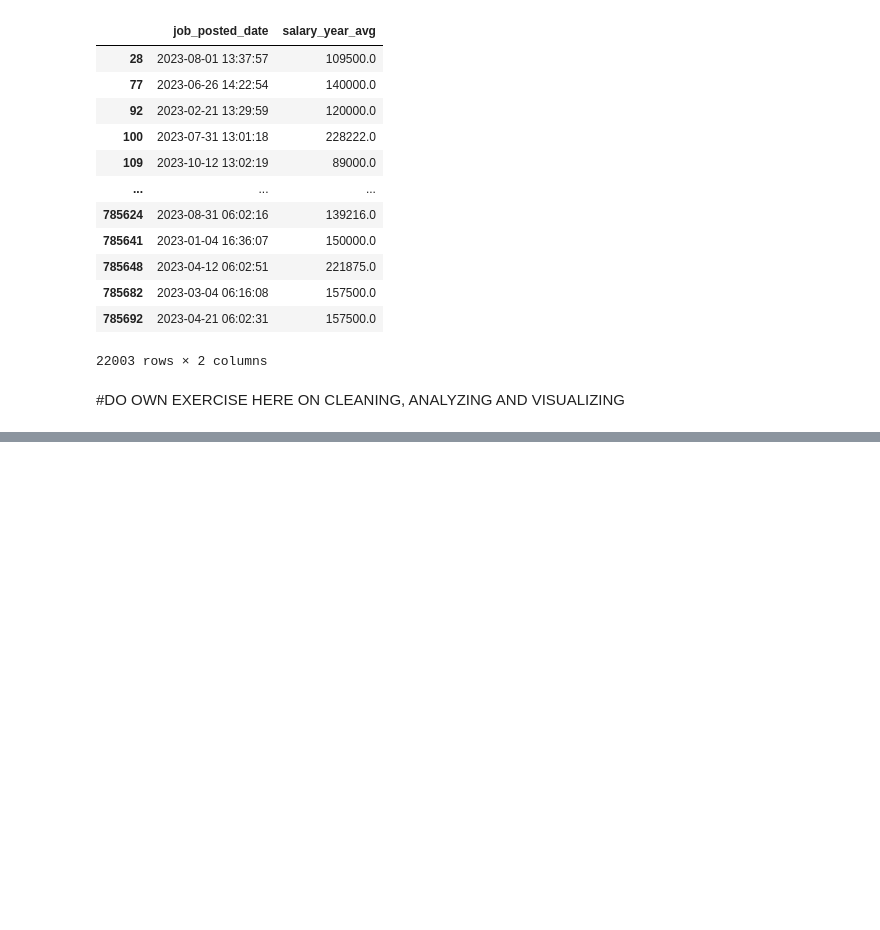
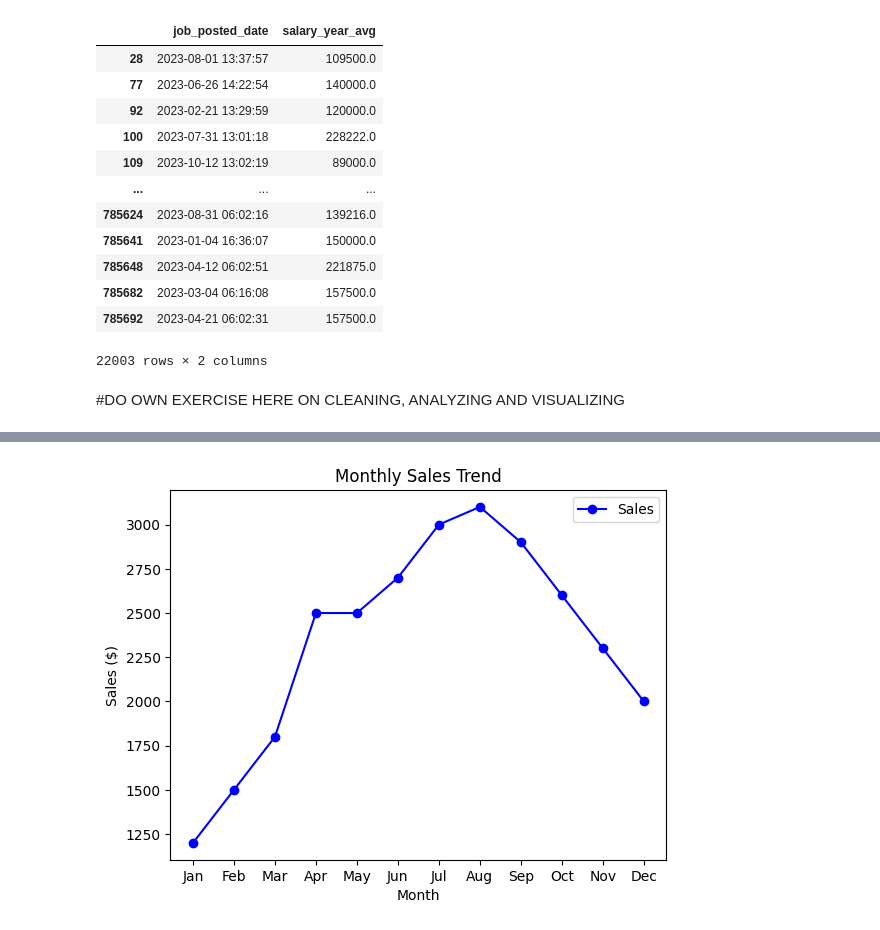
Before and after one commit to jonataneklof2025/Python-for-data-analys-youtube-kurs, a Jupyter notebook: pythonpractice.ipynb, the cells around one changed output, grey strips where cells are left out. Drawn from its saved outputs; the diff is of its cells as text; code cells hidden in the pictures; blank space fills up the shorter version.

```diff
--- a/pythonpractice.ipynb
+++ b/pythonpractice.ipynb
@@ -1087,0 +1124,20 @@ df[["job_posted_date", "salary_year_avg"]].dropna(subset=["salary_year_avg"])
+# %%
+import numpy as np
+
+# Function to convert text numbers to numeric values
+def text_to_number(text):
+    num_dict = {
+        "Three Thousand": 3000,
+        "Seven Hundred Seventy": 770,
+        "400 ": 400
+    }
+    return num_dict.get(text, text)  # Replace if found, otherwise keep original
+
+# Clean Sales & Profit columns
+df["Sales"] = df["Sales"].astype(str).str.replace(",", "").apply(text_to_number)
+df["Profit"] = df["Profit"].astype(str).str.replace(",", "").apply(text_to_number)
+
+# Convert to numeric (forcing errors to NaN)
+df["Sales"] = pd.to_numeric(df["Sales"], errors="coerce")
+df["Profit"] = pd.to_numeric(df["Profit"], errors="coerce")
+df
@@ -1087,0 +1158,4 @@ df[["job_posted_date", "salary_year_avg"]].dropna(subset=["salary_year_avg"])
+# %%
+df["Discount"] = df["Discount"].astype(str).str.replace("%", "").replace("None", np.nan)
+df["Discount"] = pd.to_numeric(df["Discount"], errors="coerce") / 100
+df
@@ -1087,0 +1176,6 @@ df[["job_posted_date", "salary_year_avg"]].dropna(subset=["salary_year_avg"])
+# %%
+#FIlling sales and profit missing values with median and 0 for discount assuming none was given
+df["Sales"].fillna(df["Sales"].median(), inplace=True)
+df["Profit"].fillna(df["Profit"].median(), inplace=True)
+df["Discount"].fillna(0, inplace=True)
+df
@@ -1087,0 +1214,14 @@ df[["job_posted_date", "salary_year_avg"]].dropna(subset=["salary_year_avg"])
+# %%
+#Plot line chart to show how sales changed over months
+
+import matplotlib.pyplot as plt
+df["Month"].fillna("Sep", inplace=True)
+
+plt.plot(df["Month"], df["Sales"], marker='o', linestyle='-', color='b', label="Sales")
+plt.xlabel("Month")
+plt.ylabel("Sales ($)")
+plt.title("Monthly Sales Trend")
+plt.legend()
+plt.show()
+# %% [output]
+[figure, added]
```
Also changed, not shown: parts of 7 cells of this notebook.
